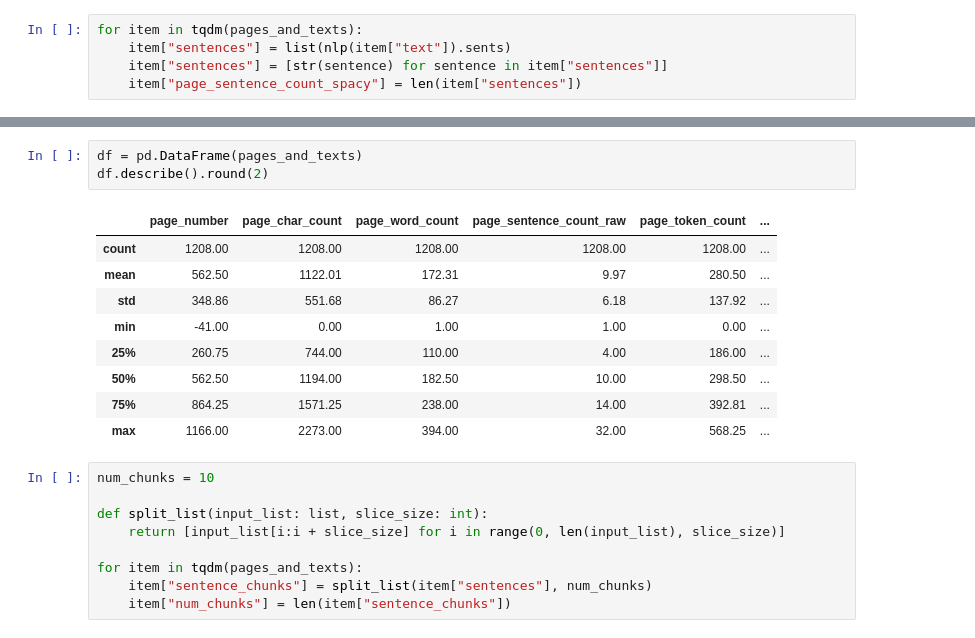
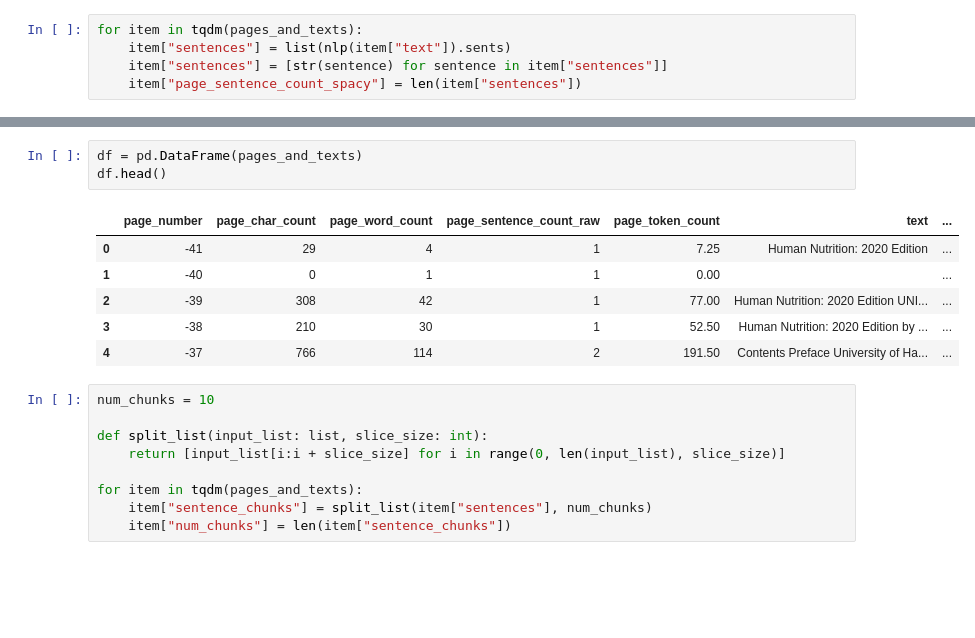
Before and after one commit to anishka07/Intellidocs, a Jupyter notebook: notebooks/RAG_from_scratch.ipynb, the cells around one changed output, grey strips where cells are left out. Drawn from its saved outputs; the diff is of its cells as text; blank space fills up the shorter version.

```diff
--- a/notebooks/RAG_from_scratch.ipynb
+++ b/notebooks/RAG_from_scratch.ipynb
@@ -176,16 +184,13 @@ random.sample(pages_and_texts, k=3)
 # %%
 df = pd.DataFrame(pages_and_texts)
-df.describe().round(2)
+df.head()
 # %% [output]
-|  | page_number | page_char_count | page_word_count | page_sentence_count_raw | page_token_count | ... |
-| count | 1208.00 | 1208.00 | 1208.00 | 1208.00 | 1208.00 | ... |
-| mean | 562.50 | 1122.01 | 172.31 | 9.97 | 280.50 | ... |
-| std | 348.86 | 551.68 | 86.27 | 6.18 | 137.92 | ... |
-| min | -41.00 | 0.00 | 1.00 | 1.00 | 0.00 | ... |
-| 25% | 260.75 | 744.00 | 110.00 | 4.00 | 186.00 | ... |
-| 50% | 562.50 | 1194.00 | 182.50 | 10.00 | 298.50 | ... |
-| 75% | 864.25 | 1571.25 | 238.00 | 14.00 | 392.81 | ... |
-| max | 1166.00 | 2273.00 | 394.00 | 32.00 | 568.25 | ... |
+|  | page_number | page_char_count | page_word_count | page_sentence_count_raw | page_token_count | text | ... |
+| 0 | -41 | 29 | 4 | 1 | 7.25 | Human Nutrition: 2020 Edition | ... |
+| 1 | -40 | 0 | 1 | 1 | 0.00 |  | ... |
+| 2 | -39 | 308 | 42 | 1 | 77.00 | Human Nutrition: 2020 Edition UNI... | ... |
+| 3 | -38 | 210 | 30 | 1 | 52.50 | Human Nutrition: 2020 Edition by ... | ... |
+| 4 | -37 | 766 | 114 | 2 | 191.50 | Contents Preface University of Ha... | ... |
 # %%
 num_chunks = 10
 
```
Also changed, not shown: parts of 14 cells of this notebook, 10 other files.
